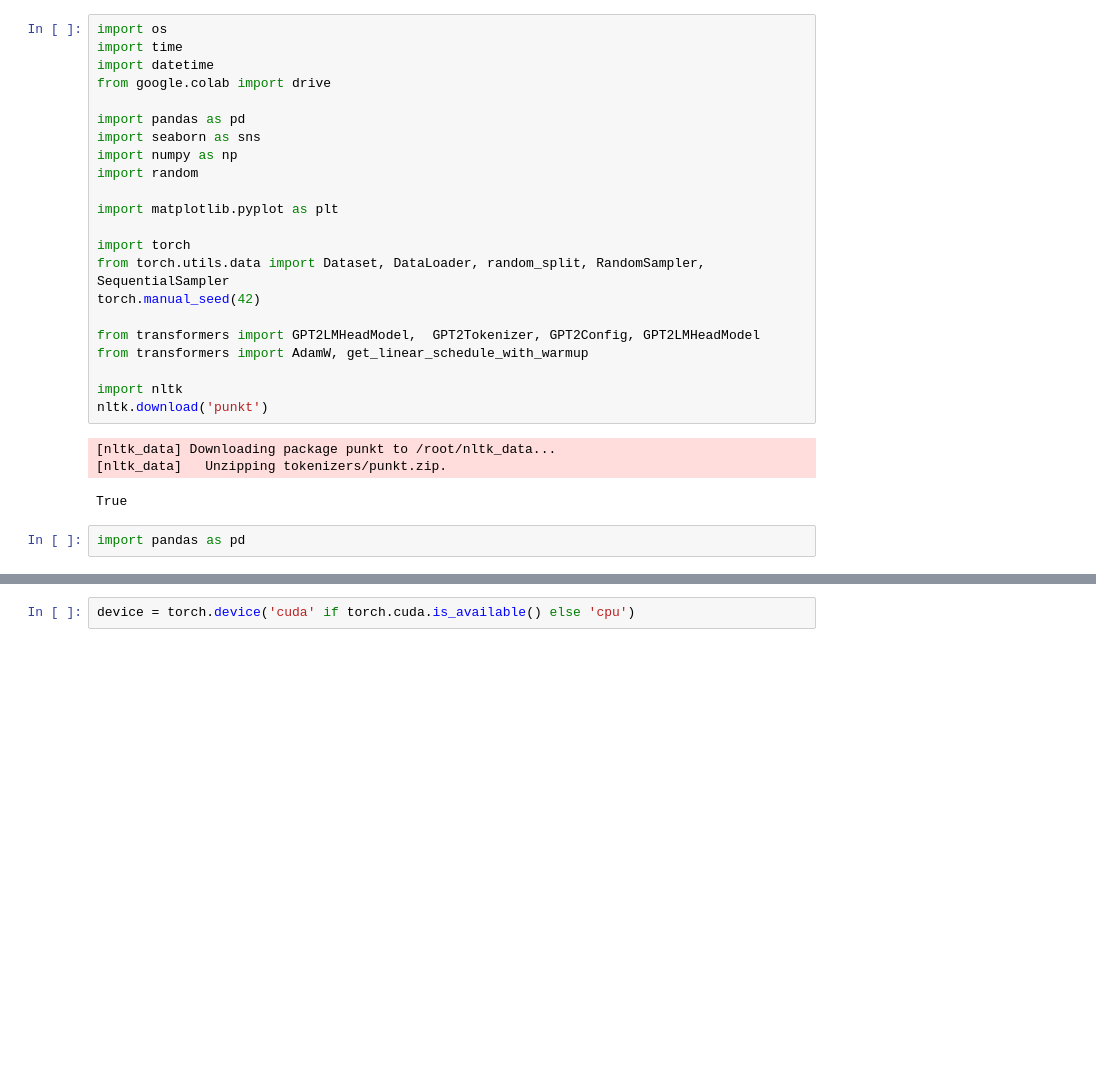
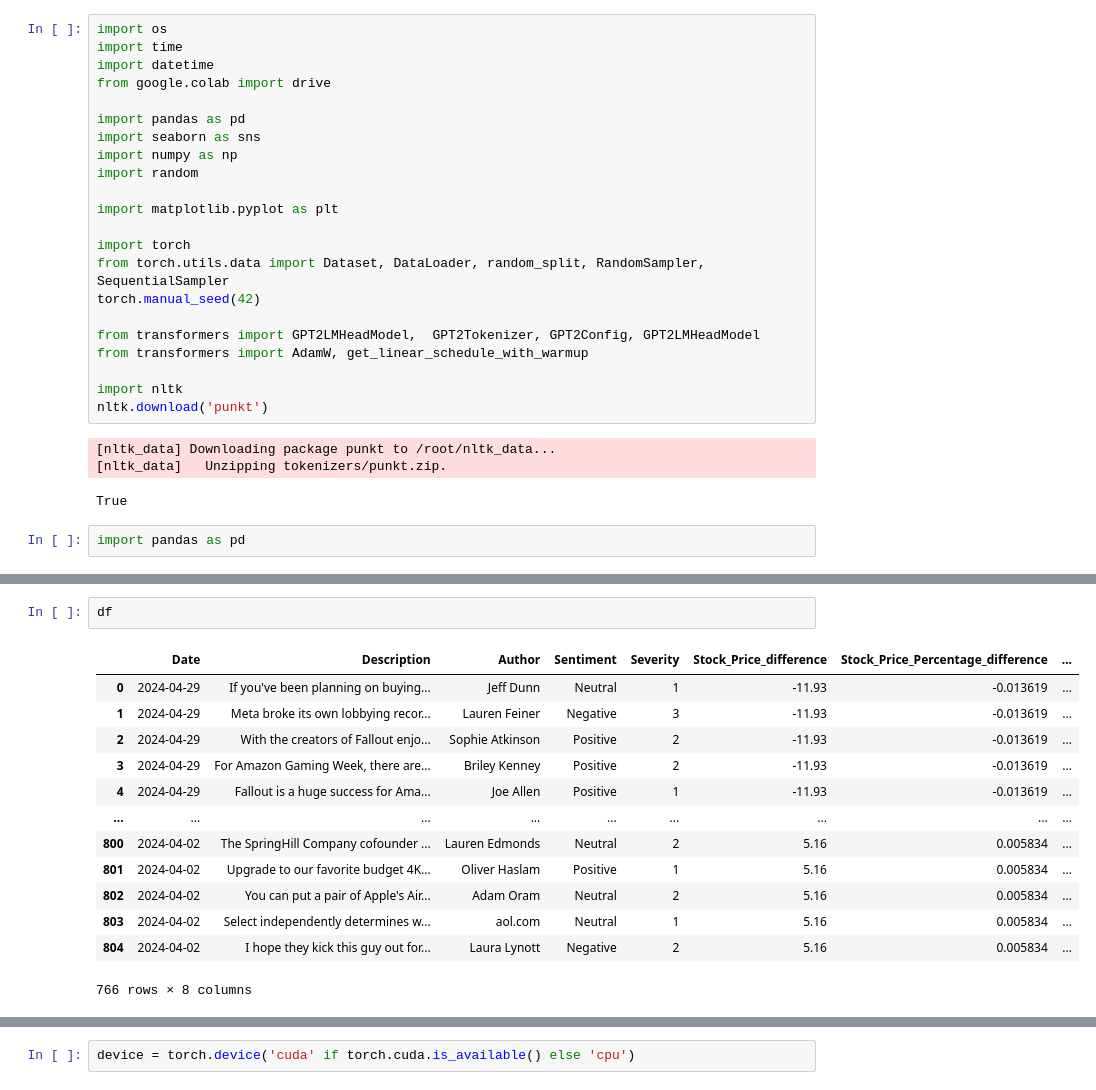
Before and after one commit to zuoningz/ITP459_project, a Jupyter notebook: model/GPT2sequence_finetune.ipynb, the cells around one changed output, grey strips where cells are left out. Saved outputs shown, nothing was run; the diff lists cells and outputs as text; blank space fills up the shorter version.

```diff
--- a/model/GPT2sequence_finetune.ipynb
+++ b/model/GPT2sequence_finetune.ipynb
@@ -99,0 +137,16 @@ df
+# %%
+df
+# %% [output]
+|  | Date | Description | Author | Sentiment | Severity | Stock_Price_difference | Stock_Price_Percentage_difference | ... |
+| 0 | 2024-04-29 | If you've been planning on buying... | Jeff Dunn | Neutral | 1 | -11.93 | -0.013619 | ... |
+| 1 | 2024-04-29 | Meta broke its own lobbying recor... | Lauren Feiner | Negative | 3 | -11.93 | -0.013619 | ... |
+| 2 | 2024-04-29 | With the creators of Fallout enjo... | Sophie Atkinson | Positive | 2 | -11.93 | -0.013619 | ... |
+| 3 | 2024-04-29 | For Amazon Gaming Week, there are... | Briley Kenney | Positive | 2 | -11.93 | -0.013619 | ... |
+| 4 | 2024-04-29 | Fallout is a huge success for Ama... | Joe Allen | Positive | 1 | -11.93 | -0.013619 | ... |
+| ... | ... | ... | ... | ... | ... | ... | ... | ... |
+| 800 | 2024-04-02 | The SpringHill Company cofounder ... | Lauren Edmonds | Neutral | 2 | 5.16 | 0.005834 | ... |
+| 801 | 2024-04-02 | Upgrade to our favorite budget 4K... | Oliver Haslam | Positive | 1 | 5.16 | 0.005834 | ... |
+| 802 | 2024-04-02 | You can put a pair of Apple's Air... | Adam Oram | Neutral | 2 | 5.16 | 0.005834 | ... |
+| 803 | 2024-04-02 | Select independently determines w... | aol.com | Neutral | 1 | 5.16 | 0.005834 | ... |
+| 804 | 2024-04-02 | I hope they kick this guy out for... | Laura Lynott | Negative | 2 | 5.16 | 0.005834 | ... |
+766 rows × 8 columns
```
Also changed, not shown: parts of 19 cells of this notebook, 7 other files.
